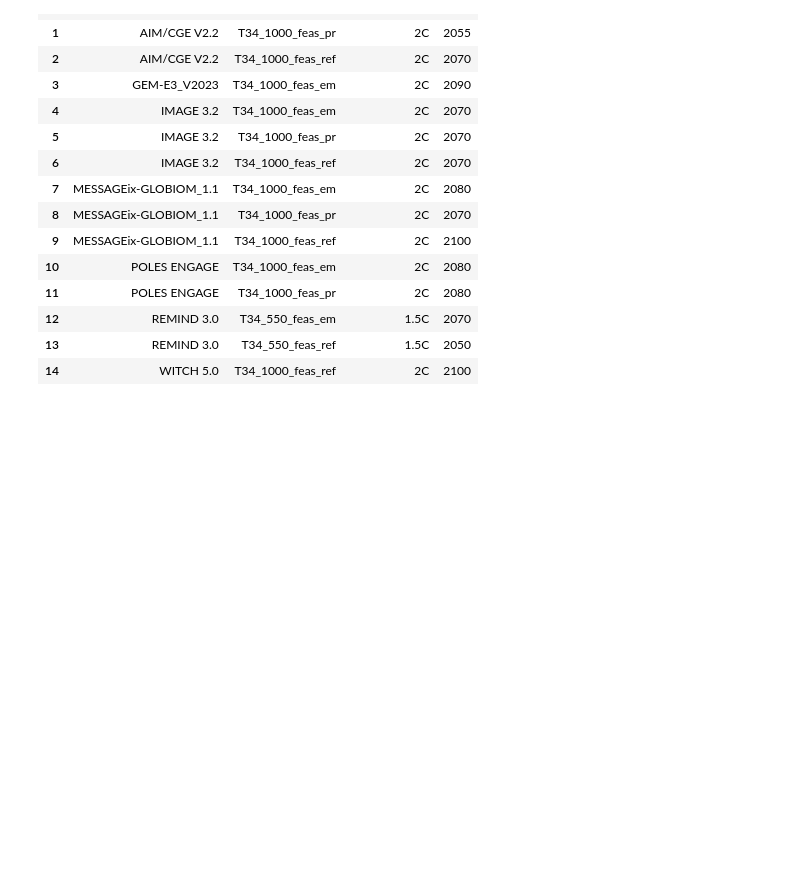
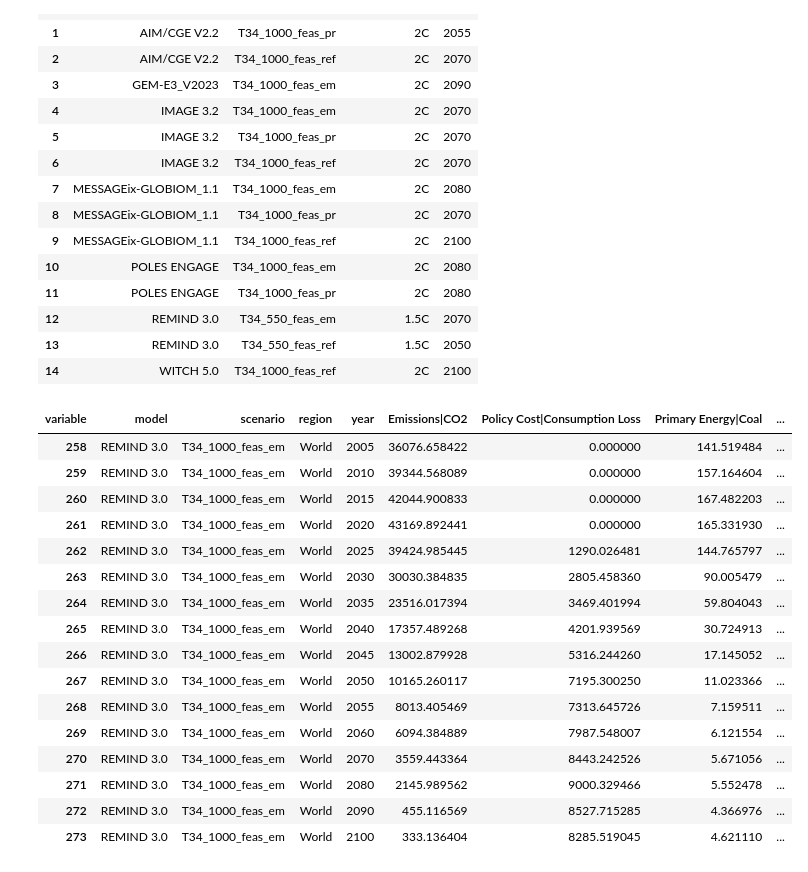
Before and after one commit to zyankarli/Feasibility_Tool, a Jupyter notebook: Tryout_Book.ipynb, the cells around one changed output. Drawn from its saved outputs; the diff is of its cells as text; code cells hidden in the pictures; blank space fills up the shorter version.

```diff
--- a/Tryout_Book.ipynb
+++ b/Tryout_Book.ipynb
@@ -106,0 +116,20 @@ fig2 = px.scatter(
+# %%
+df.loc[(df['scenario'] == 'T34_1000_feas_em') & (df['model'] == "REMIND 3.0")]
+# %% [output]
+| variable | model | scenario | region | year | Emissions|CO2 | Policy Cost|Consumption Loss | Primary Energy|Coal | ... |
+| 258 | REMIND 3.0 | T34_1000_feas_em | World | 2005 | 36076.658422 | 0.000000 | 141.519484 | ... |
+| 259 | REMIND 3.0 | T34_1000_feas_em | World | 2010 | 39344.568089 | 0.000000 | 157.164604 | ... |
+| 260 | REMIND 3.0 | T34_1000_feas_em | World | 2015 | 42044.900833 | 0.000000 | 167.482203 | ... |
+| 261 | REMIND 3.0 | T34_1000_feas_em | World | 2020 | 43169.892441 | 0.000000 | 165.331930 | ... |
+| 262 | REMIND 3.0 | T34_1000_feas_em | World | 2025 | 39424.985445 | 1290.026481 | 144.765797 | ... |
+| 263 | REMIND 3.0 | T34_1000_feas_em | World | 2030 | 30030.384835 | 2805.458360 | 90.005479 | ... |
+| 264 | REMIND 3.0 | T34_1000_feas_em | World | 2035 | 23516.017394 | 3469.401994 | 59.804043 | ... |
+| 265 | REMIND 3.0 | T34_1000_feas_em | World | 2040 | 17357.489268 | 4201.939569 | 30.724913 | ... |
+| 266 | REMIND 3.0 | T34_1000_feas_em | World | 2045 | 13002.879928 | 5316.244260 | 17.145052 | ... |
+| 267 | REMIND 3.0 | T34_1000_feas_em | World | 2050 | 10165.260117 | 7195.300250 | 11.023366 | ... |
+| 268 | REMIND 3.0 | T34_1000_feas_em | World | 2055 | 8013.405469 | 7313.645726 | 7.159511 | ... |
+| 269 | REMIND 3.0 | T34_1000_feas_em | World | 2060 | 6094.384889 | 7987.548007 | 6.121554 | ... |
+| 270 | REMIND 3.0 | T34_1000_feas_em | World | 2070 | 3559.443364 | 8443.242526 | 5.671056 | ... |
+| 271 | REMIND 3.0 | T34_1000_feas_em | World | 2080 | 2145.989562 | 9000.329466 | 5.552478 | ... |
+| 272 | REMIND 3.0 | T34_1000_feas_em | World | 2090 | 455.116569 | 8527.715285 | 4.366976 | ... |
+| 273 | REMIND 3.0 | T34_1000_feas_em | World | 2100 | 333.136404 | 8285.519045 | 4.621110 | ... |
```
Also changed, not shown: parts of 7 cells of this notebook, 1 other file.
